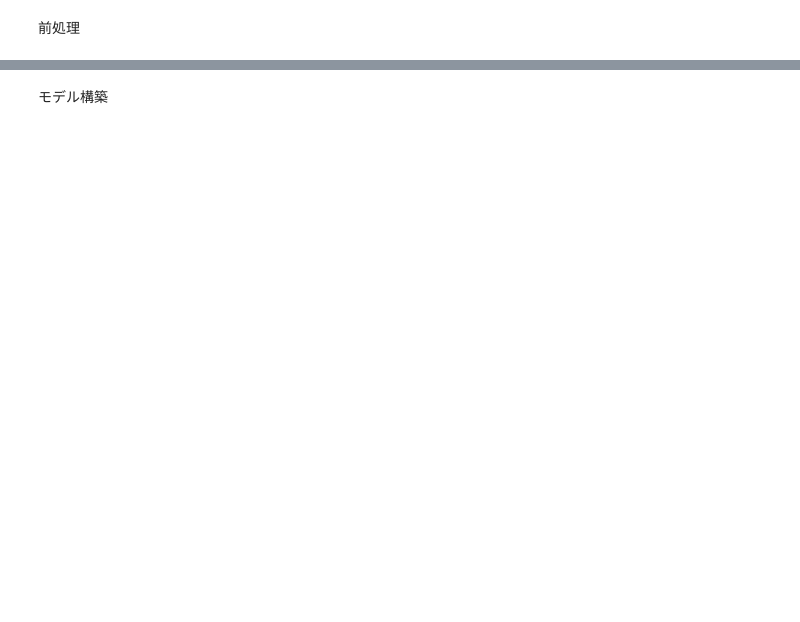
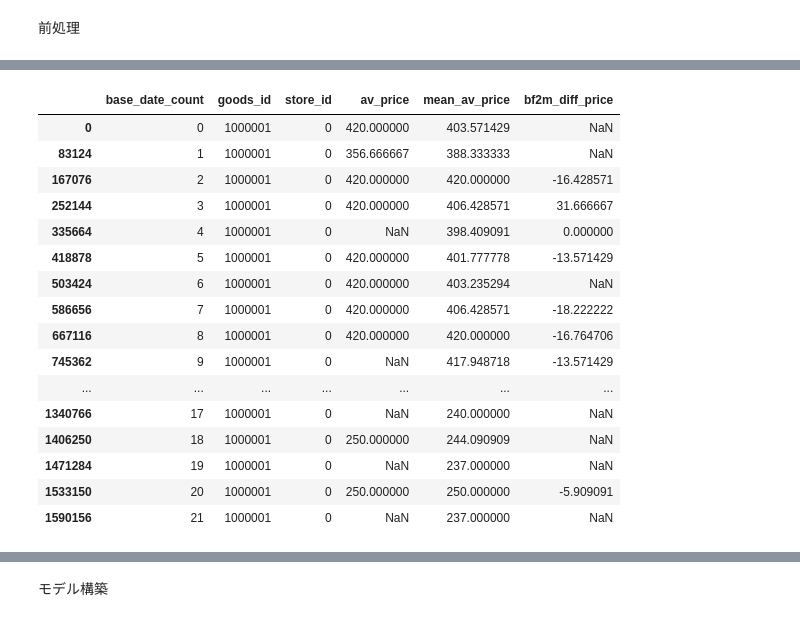
Before and after one commit to yuto-kobayashi-1/signate-AIQuest, a Jupyter notebook: 20210922_AIquest_StockPredict.ipynb, the cells around one changed output, grey strips where cells are left out. Saved outputs shown, nothing was run; the diff lists cells and outputs as text; code cells hidden in the pictures; blank space fills up the shorter version.

```diff
--- a/20210922_AIquest_StockPredict.ipynb
+++ b/20210922_AIquest_StockPredict.ipynb
@@ -44,6 +45,9 @@ def preproces(df,col_name):
   #月次単位にデータを集計
   df = df.drop(['price'],axis=1).groupby(['base_date','store_id','goods_id']).sum(['amount','sales_amount']).reset_index()
   df['av_price'] = (df['sales_amount'] /  df['amount'] )
+
+  # df = df.groupby(['base_date','store_id','goods_id']).agg({'amount':'sum','price':'mean'}).reset_index()
+  # df = df.rename(columns={'price':'av_price'})
 
    # 「日付」カラムの文字列から、「年」「月」の情報を抽出する
   df['year'] = df['base_date'].apply(lambda x: x[:4])
@@ -69,7 +73,13 @@ def preproces(df,col_name):
   all_combination = pd.merge(all_combination, gp_time, on=['base_date_count'], how='left')
   df = pd.merge(all_combination, df, on=['base_date_count', 'goods_id', 'store_id','year','month'], how='left')
 
-  fillna_cols = ['amount','sales_amount']
+  #発売後経過月数を算出
+  tmp = df.groupby(['goods_id','base_date_count']).count().reset_index()[['goods_id','base_date_count']]
+  tmp['num_of_month'] = tmp.groupby(['goods_id'])['base_date_count'].rank()
+  df = df.merge(tmp,on=['goods_id','base_date_count'],how='left')
+
+  # fillna_cols = ['amount','sales_amount']
+  fillna_cols = ['amount']
   for col in fillna_cols:
     df[col] = df[col].fillna(0)
 
@@ -80,21 +90,3 @@ def preproces(df,col_name):
   df = pd.merge(df,category,on=['goods_id'],how='left')
 
   return df , gp_time
-# %%
-def make_features(df):
-
-  # for i in [2,12]:
-  for i in range(2,13,1):
-    lag = df.copy()
-    lag['base_date_count'] = lag['base_date_count'] + i
-    lag = lag.rename(columns={'amount': f'bf{i}m_amount'})
-    lag = lag.rename(columns={'av_price': f'bf{i}m_av_price'})
-
-    # lag = lag[['base_date_count', 'store_id', 'goods_id',f'bf{i}m_amount']
-    lag = lag[['base_date_count', 'store_id', 'goods_id',f'bf{i}m_amount',f'bf{i}m_av_price']]
-
-    df = pd.merge(df, lag, on=['base_date_count', 'store_id', 'goods_id'], how='left', left_index=True)
-
-  df = df.reset_index(drop=True)
-
-  return df
@@ -293,2 +407,22 @@ df_sales_data , gp_time = preproces(sales_data,col_name)
 # %%
 df_train = make_features(df_sales_data)
+# %%
+df_train[(df_train['goods_id'].isin([1000001]))&(df_train['store_id'].isin([0]))][['base_date_count','goods_id','store_id','av_price','mean_av_price','bf2m_diff_price']]
+# %% [output]
+|  | base_date_count | goods_id | store_id | av_price | mean_av_price | bf2m_diff_price |
+| 0 | 0 | 1000001 | 0 | 420.000000 | 403.571429 | NaN |
+| 83124 | 1 | 1000001 | 0 | 356.666667 | 388.333333 | NaN |
+| 167076 | 2 | 1000001 | 0 | 420.000000 | 420.000000 | -16.428571 |
+| 252144 | 3 | 1000001 | 0 | 420.000000 | 406.428571 | 31.666667 |
+| 335664 | 4 | 1000001 | 0 | NaN | 398.409091 | 0.000000 |
+| 418878 | 5 | 1000001 | 0 | 420.000000 | 401.777778 | -13.571429 |
+| 503424 | 6 | 1000001 | 0 | 420.000000 | 403.235294 | NaN |
+| 586656 | 7 | 1000001 | 0 | 420.000000 | 406.428571 | -18.222222 |
+| 667116 | 8 | 1000001 | 0 | 420.000000 | 420.000000 | -16.764706 |
+| 745362 | 9 | 1000001 | 0 | NaN | 417.948718 | -13.571429 |
+| ... | ... | ... | ... | ... | ... | ... |
+| 1340766 | 17 | 1000001 | 0 | NaN | 240.000000 | NaN |
+| 1406250 | 18 | 1000001 | 0 | 250.000000 | 244.090909 | NaN |
+| 1471284 | 19 | 1000001 | 0 | NaN | 237.000000 | NaN |
+| 1533150 | 20 | 1000001 | 0 | 250.000000 | 250.000000 | -5.909091 |
+| 1590156 | 21 | 1000001 | 0 | NaN | 237.000000 | NaN |
```
Also changed, not shown: parts of 21 cells of this notebook.
